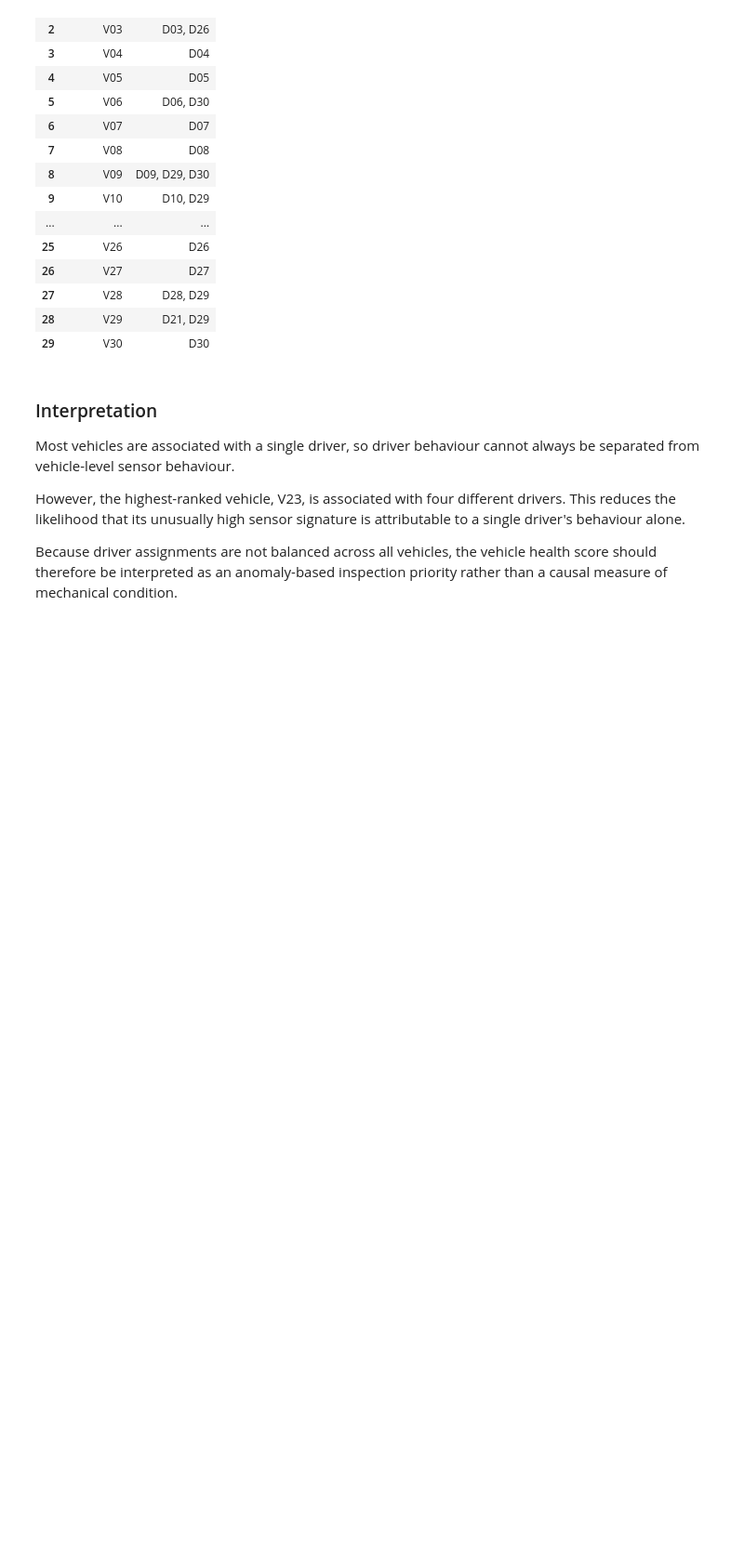
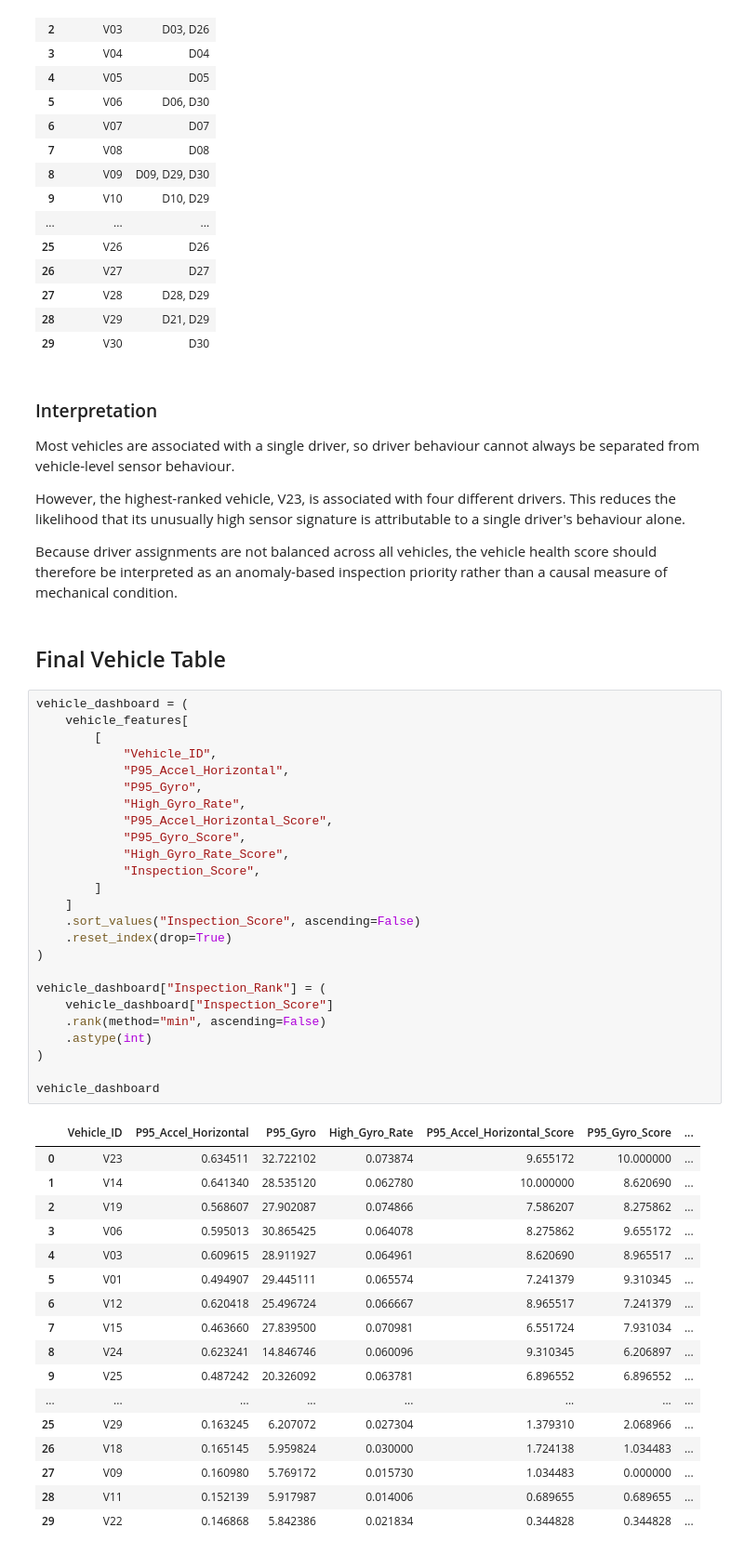
Before and after one commit to souro26/vexardrive-analysis, a Jupyter notebook: notebooks/03_vehicle_health.ipynb, the cells around one changed output. Shown at 93% size. Saved outputs shown, nothing was run; the diff lists cells and outputs as text; blank space fills up the shorter version.

```diff
--- a/notebooks/03_vehicle_health.ipynb
+++ b/notebooks/03_vehicle_health.ipynb
@@ -877,3 +877,48 @@ Most vehicles are associated with a single driver, so driver behaviour cannot al
 However, the highest-ranked vehicle, V23, is associated with four different drivers. This reduces the likelihood that its unusually high sensor signature is attributable to a single driver's behaviour alone.
 
 Because driver assignments are not balanced across all vehicles, the vehicle health score should therefore be interpreted as an anomaly-based inspection priority rather than a causal measure of mechanical condition.
+# %% [markdown]
+## Final Vehicle Table
+# %%
+vehicle_dashboard = (
+    vehicle_features[
+        [
+            "Vehicle_ID",
+            "P95_Accel_Horizontal",
+            "P95_Gyro",
+            "High_Gyro_Rate",
+            "P95_Accel_Horizontal_Score",
+            "P95_Gyro_Score",
+            "High_Gyro_Rate_Score",
+            "Inspection_Score",
+        ]
+    ]
+    .sort_values("Inspection_Score", ascending=False)
+    .reset_index(drop=True)
+)
+
+vehicle_dashboard["Inspection_Rank"] = (
+    vehicle_dashboard["Inspection_Score"]
+    .rank(method="min", ascending=False)
+    .astype(int)
+)
+
+vehicle_dashboard
+# %% [output]
+|  | Vehicle_ID | P95_Accel_Horizontal | P95_Gyro | High_Gyro_Rate | P95_Accel_Horizontal_Score | P95_Gyro_Score | ... |
+| 0 | V23 | 0.634511 | 32.722102 | 0.073874 | 9.655172 | 10.000000 | ... |
+| 1 | V14 | 0.641340 | 28.535120 | 0.062780 | 10.000000 | 8.620690 | ... |
+| 2 | V19 | 0.568607 | 27.902087 | 0.074866 | 7.586207 | 8.275862 | ... |
+| 3 | V06 | 0.595013 | 30.865425 | 0.064078 | 8.275862 | 9.655172 | ... |
+| 4 | V03 | 0.609615 | 28.911927 | 0.064961 | 8.620690 | 8.965517 | ... |
+| 5 | V01 | 0.494907 | 29.445111 | 0.065574 | 7.241379 | 9.310345 | ... |
+| 6 | V12 | 0.620418 | 25.496724 | 0.066667 | 8.965517 | 7.241379 | ... |
+| 7 | V15 | 0.463660 | 27.839500 | 0.070981 | 6.551724 | 7.931034 | ... |
+| 8 | V24 | 0.623241 | 14.846746 | 0.060096 | 9.310345 | 6.206897 | ... |
+| 9 | V25 | 0.487242 | 20.326092 | 0.063781 | 6.896552 | 6.896552 | ... |
+| ... | ... | ... | ... | ... | ... | ... | ... |
+| 25 | V29 | 0.163245 | 6.207072 | 0.027304 | 1.379310 | 2.068966 | ... |
+| 26 | V18 | 0.165145 | 5.959824 | 0.030000 | 1.724138 | 1.034483 | ... |
+| 27 | V09 | 0.160980 | 5.769172 | 0.015730 | 1.034483 | 0.000000 | ... |
+| 28 | V11 | 0.152139 | 5.917987 | 0.014006 | 0.689655 | 0.689655 | ... |
+| 29 | V22 | 0.146868 | 5.842386 | 0.021834 | 0.344828 | 0.344828 | ... |
```
Also changed, not shown: parts of 1 cell of this notebook, 3 other files.
